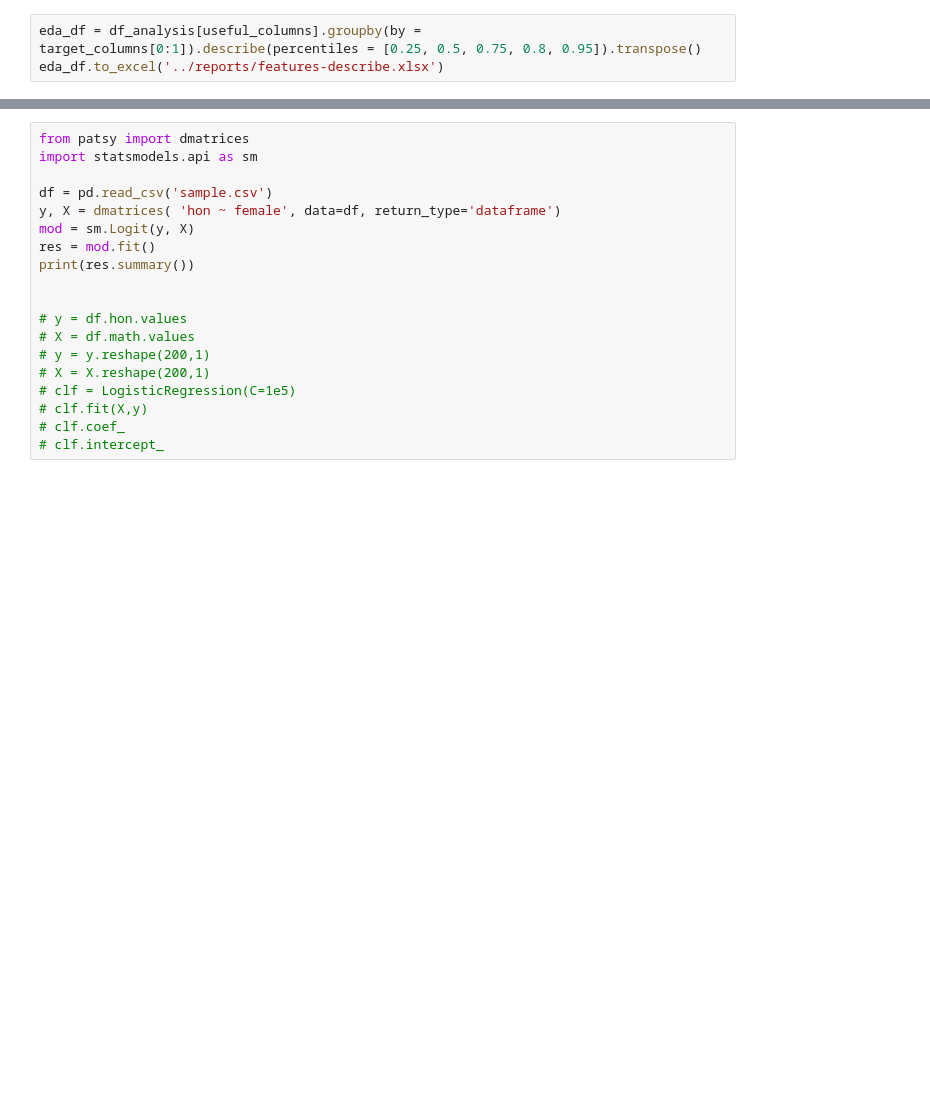
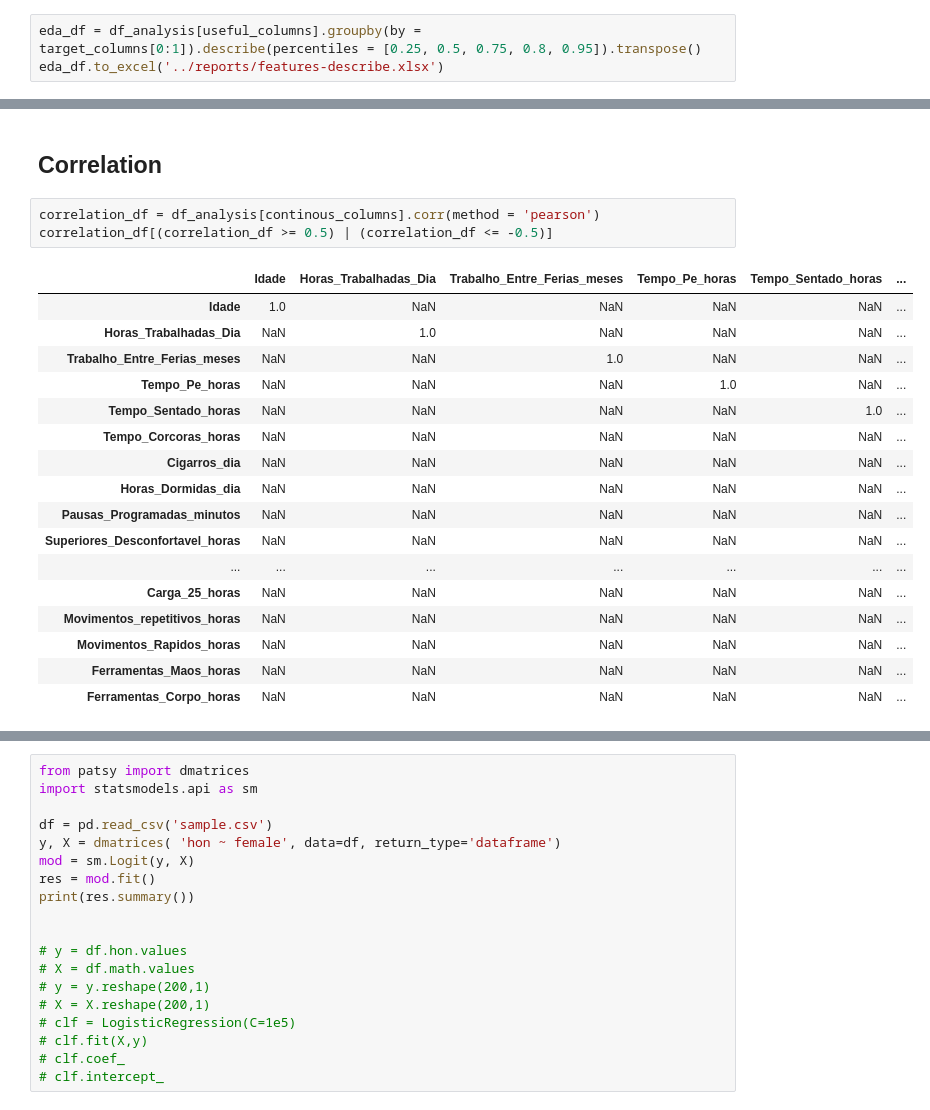
Before and after one commit to victorsanunes/machine-learning-final-project, a Jupyter notebook: notebooks/eda.ipynb, the cells around one changed output, grey strips where cells are left out. Saved outputs shown, nothing was run; the diff lists cells and outputs as text; blank space fills up the shorter version.

```diff
--- a/notebooks/eda.ipynb
+++ b/notebooks/eda.ipynb
@@ -311,0 +356,23 @@ for variable in df_plot['variable'].unique():
+# %% [markdown]
+## Correlation
+# %%
+correlation_df = df_analysis[continous_columns].corr(method = 'pearson')
+correlation_df[(correlation_df >= 0.5) | (correlation_df <= -0.5)]
+# %% [output]
+|  | Idade | Horas_Trabalhadas_Dia | Trabalho_Entre_Ferias_meses | Tempo_Pe_horas | Tempo_Sentado_horas | ... |
+| Idade | 1.0 | NaN | NaN | NaN | NaN | ... |
+| Horas_Trabalhadas_Dia | NaN | 1.0 | NaN | NaN | NaN | ... |
+| Trabalho_Entre_Ferias_meses | NaN | NaN | 1.0 | NaN | NaN | ... |
+| Tempo_Pe_horas | NaN | NaN | NaN | 1.0 | NaN | ... |
+| Tempo_Sentado_horas | NaN | NaN | NaN | NaN | 1.0 | ... |
+| Tempo_Corcoras_horas | NaN | NaN | NaN | NaN | NaN | ... |
+| Cigarros_dia | NaN | NaN | NaN | NaN | NaN | ... |
+| Horas_Dormidas_dia | NaN | NaN | NaN | NaN | NaN | ... |
+| Pausas_Programadas_minutos | NaN | NaN | NaN | NaN | NaN | ... |
+| Superiores_Desconfortavel_horas | NaN | NaN | NaN | NaN | NaN | ... |
+| ... | ... | ... | ... | ... | ... | ... |
+| Carga_25_horas | NaN | NaN | NaN | NaN | NaN | ... |
+| Movimentos_repetitivos_horas | NaN | NaN | NaN | NaN | NaN | ... |
+| Movimentos_Rapidos_horas | NaN | NaN | NaN | NaN | NaN | ... |
+| Ferramentas_Maos_horas | NaN | NaN | NaN | NaN | NaN | ... |
+| Ferramentas_Corpo_horas | NaN | NaN | NaN | NaN | NaN | ... |
```
Also changed, not shown: parts of 25 cells of this notebook.
